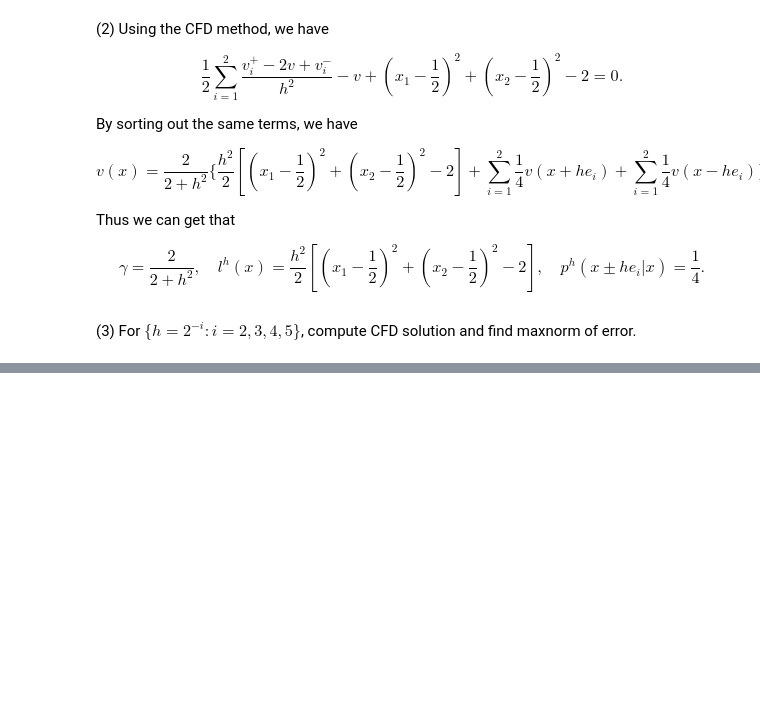
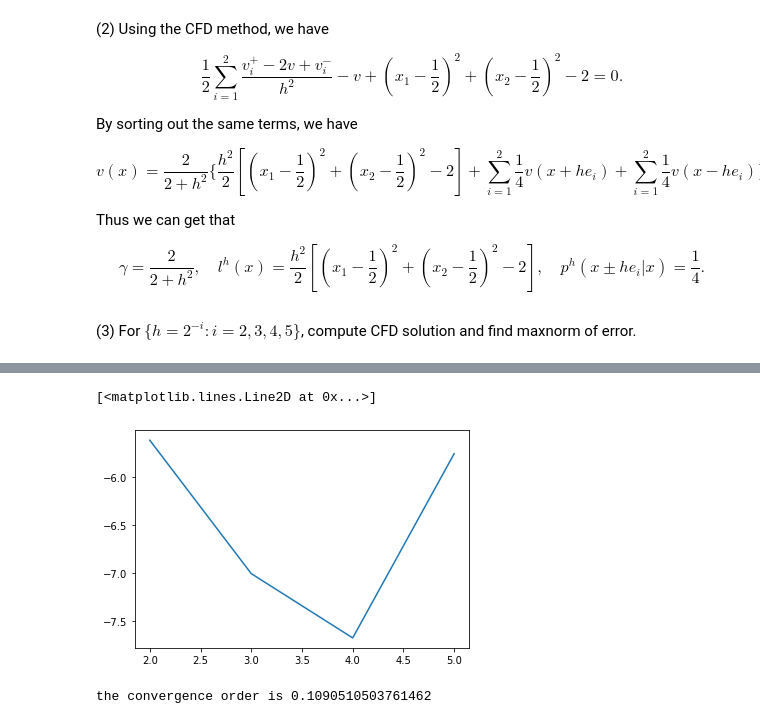
Before and after one commit to JiaminJIAN/20MA573, a Jupyter notebook: src/Value_iteration_on_2d_BVP.ipynb, the cells around one changed output, grey strips where cells are left out. Saved outputs shown, nothing was run; the diff lists cells and outputs as text; code cells hidden in the pictures; blank space fills up the shorter version.

```diff
--- a/src/Value_iteration_on_2d_BVP.ipynb
+++ b/src/Value_iteration_on_2d_BVP.ipynb
@@ -96,0 +252,6 @@ $$\gamma = \frac{2}{2+h^{2}}, \quad l^{h}(x) = \frac{h^{2}}{2} [(x_{1} - \frac{1
+# %%
+## When h = 0.25
+
+error1 = np.max(np.abs(v_numerical_solution  - v_exact_value))
+print("When h = 0.25, the maxnorn error is:")
+print(error1)
@@ -96,0 +261,9 @@ $$\gamma = \frac{2}{2+h^{2}}, \quad l^{h}(x) = \frac{h^{2}}{2} [(x_{1} - \frac{1
+# %%
+## Get the maxnorn error when h = 1/8
+
+v_numerical_solution2 = value_iteration(8, threshold_error = 0.0001)[2]
+v_exact_value2 = exact_value(8)
+
+error2 = np.max(np.abs(v_numerical_solution2  - v_exact_value2))
+print("When h = 1/8, the maxnorn error is:")
+print(error2)
@@ -96,0 +273,9 @@ $$\gamma = \frac{2}{2+h^{2}}, \quad l^{h}(x) = \frac{h^{2}}{2} [(x_{1} - \frac{1
+# %%
+## Get the maxnorn error when h = 1/16
+
+v_numerical_solution3 = value_iteration(16, threshold_error = 0.0001)[2]
+v_exact_value3 = exact_value(16)
+
+error3 = np.max(np.abs(v_numerical_solution3  - v_exact_value3))
+print("When h = 1/16, the maxnorn error is:")
+print(error3)
@@ -96,0 +327,18 @@ $$\gamma = \frac{2}{2+h^{2}}, \quad l^{h}(x) = \frac{h^{2}}{2} [(x_{1} - \frac{1
+# %%
+## plot log-log chart for the demonstration of convergence rate
+
+nn = np.arange(2, 6)
+error_list = [error1, error2, error3, error4]
+yy = np.log2(np.abs(error_list))
+plt.plot(nn, yy)
+# %% [output]
+[<matplotlib.lines.Line2D at 0x...>]
+[figure, added]
+# %%
+## find convergence order using linear regression
+
+import scipy.stats as ss
+out = ss.linregress(nn,yy)
+print('the convergence order is ' + str(-out[0]))
+# %% [output]
+the convergence order is 0.1090510503761462
```
Also changed, not shown: parts of 20 cells of this notebook.
